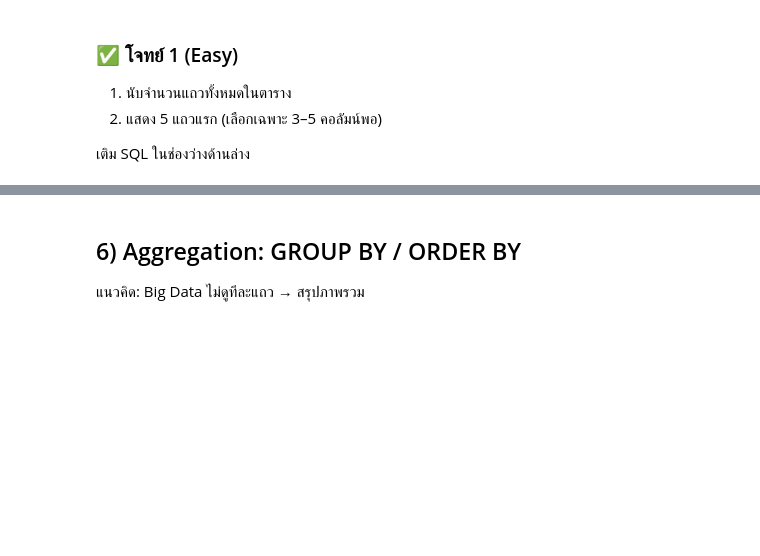
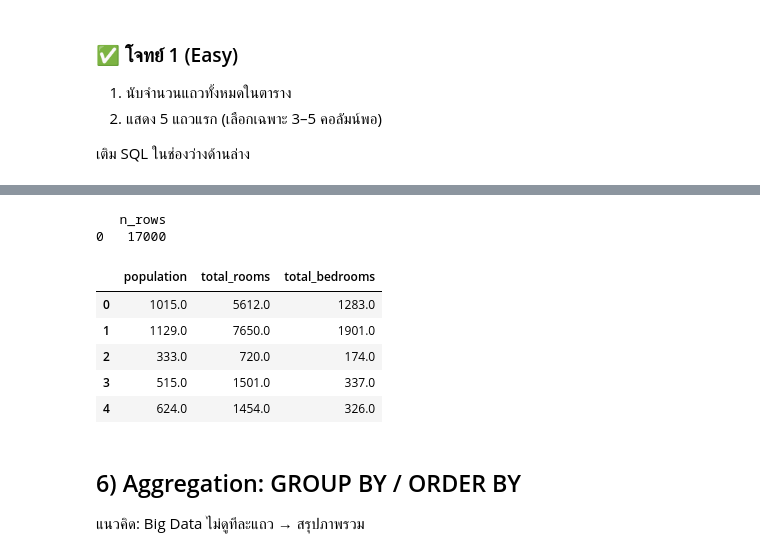
Before and after one commit to immyyummyx/128-356-Big-Data, a Jupyter notebook: bigdata_week3_sql_duckdb_to_spark.ipynb, the cells around one changed output, grey strips where cells are left out. Cells and saved outputs as stored; diff of their text form; code cells hidden in the pictures; blank space fills up the shorter version.

```diff
--- a/bigdata_week3_sql_duckdb_to_spark.ipynb
+++ b/bigdata_week3_sql_duckdb_to_spark.ipynb
@@ -309,0 +368,20 @@ except Exception as e:
+# %%
+# TODO: เติม SQL ให้ครบ
+sql1 = f"""
+SELECT COUNT(*) AS n_rows
+FROM {table}
+"""
+
+# sql2: เลือกคอลัมน์ 3-5 ตัว + LIMIT 5
+sql2 = f"""
+SELECT population, col2, col3
+FROM {table}
+LIMIT 5
+"""
+
+# รัน
+try:
+    print(con.execute(sql1).df())
+    display(con.execute(sql2).df())
+except Exception as e:
+    print("❌ Error:", e)
@@ -310,3 +396,32 @@ except Exception as e:
+# %%
+# TODO: เติม SQL ให้ครบ
+sql1 = f"""
+SELECT COUNT(*) AS n_rows
+FROM {table}
+"""
+
+# sql2: เลือกคอลัมน์ 3-5 ตัว + LIMIT 5
+sql2 = f"""
+SELECT population, total_rooms, total_bedrooms
+FROM {table}
+LIMIT 5
+"""
+
+# รัน
+try:
+    print(con.execute(sql1).df())
+    display(con.execute(sql2).df())
+except Exception as e:
+    print("❌ Error:", e)
+# %% [output]
+   n_rows
+0   17000
+|  | population | total_rooms | total_bedrooms |
+| 0 | 1015.0 | 5612.0 | 1283.0 |
+| 1 | 1129.0 | 7650.0 | 1901.0 |
+| 2 | 333.0 | 720.0 | 174.0 |
+| 3 | 515.0 | 1501.0 | 337.0 |
+| 4 | 624.0 | 1454.0 | 326.0 |
 # %% [markdown]
 ## 6) Aggregation: GROUP BY / ORDER BY
 
```
Also changed, not shown: parts of 29 cells of this notebook.
